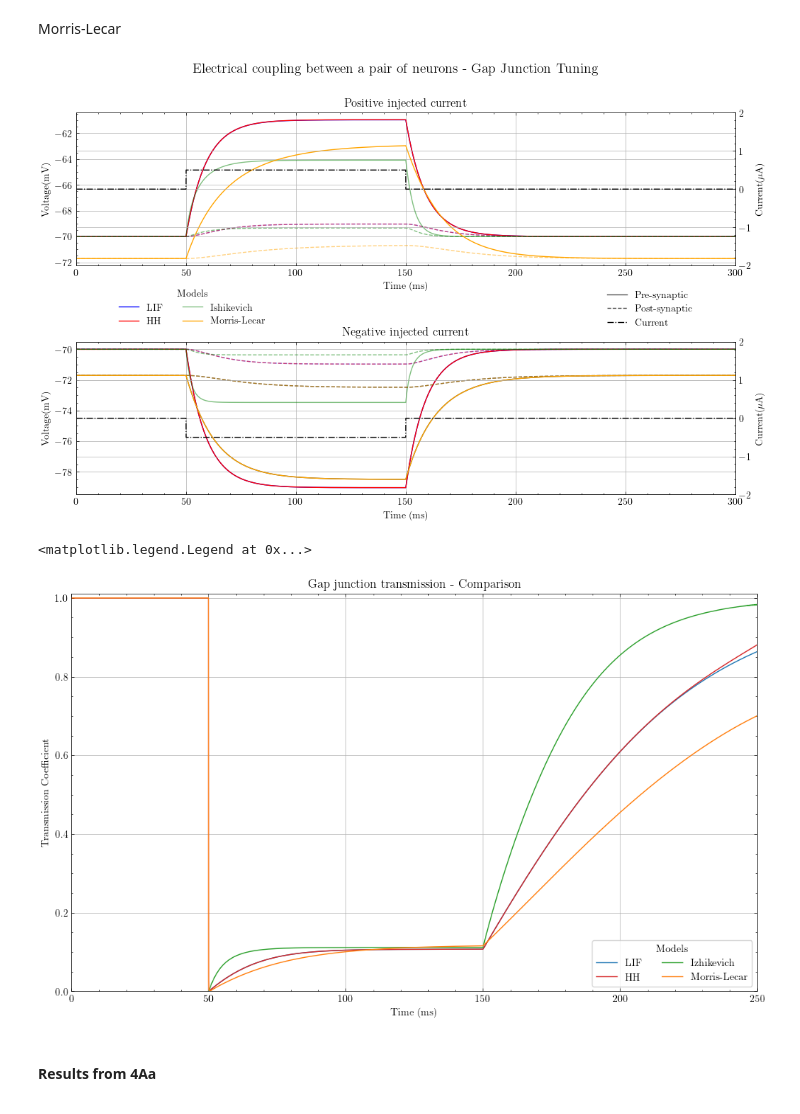
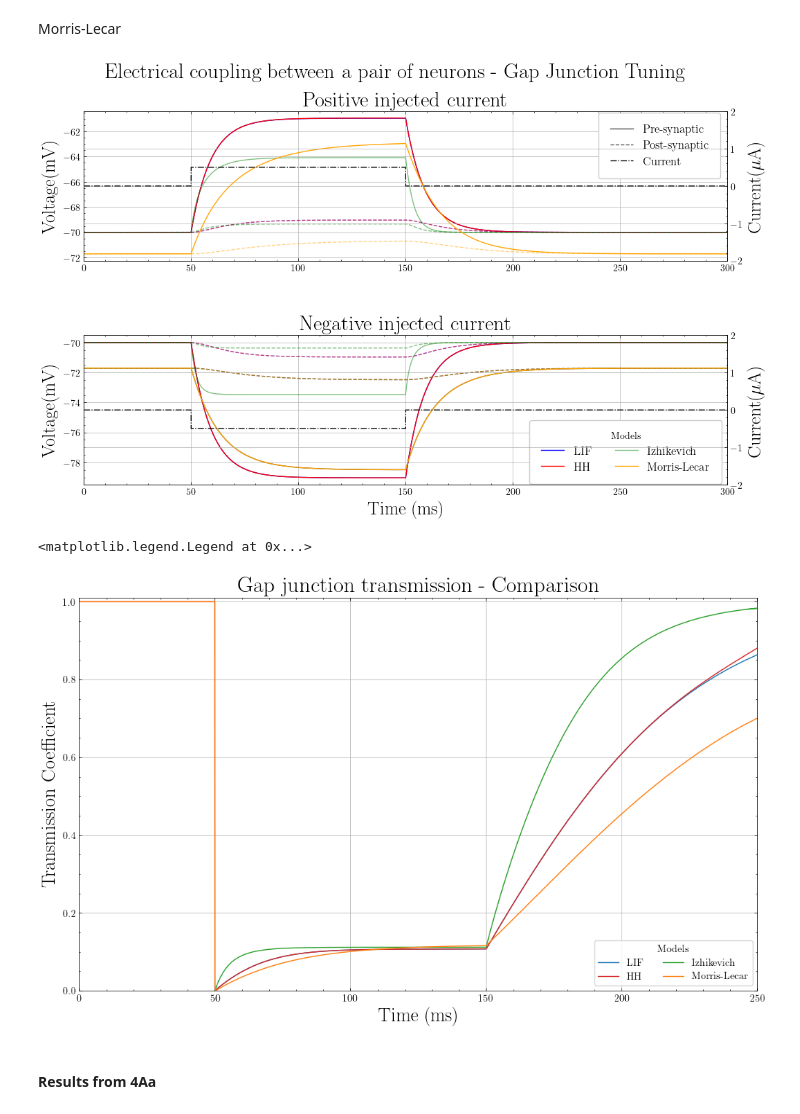
Before and after one commit to Sir-Bip-Bop/Gap-Junction-Coupling-Studies, a Jupyter notebook: NeuronPairs/GHResults2.ipynb, the cells around one changed output. Cells and saved outputs as stored; diff of their text form; code cells hidden in the pictures.

```diff
--- a/NeuronPairs/GHResults2.ipynb
+++ b/NeuronPairs/GHResults2.ipynb
@@ -9,6 +9,8 @@ import project
 plt.style.use('science')
 plt.rcParams["figure.figsize"] = (12,7)
 plt.rcParams.update({"axes.grid" : True})
+plt.rcParams.update({"axes.titlesize": 22})
+plt.rcParams.update({"axes.labelsize": 19})
 # %% [markdown]
 #### Results from Experiment 2a/configuration of the gap junction coupling
 # %% [markdown]
@@ -127,7 +129,7 @@ time = np.linspace(0,t_final,int(t_final/dt))
 fig, (ax1, ax2) = plt.subplots(2,1)
 
 fig.subplots_adjust(hspace=0.5)
-ax1.set_xlabel('Time (ms)')
+#ax1.set_xlabel('Time (ms)')
 ax2.set_xlabel('Time (ms)')
 ax1.set_ylabel('Voltage(mV)')
 ax2.set_ylabel('Voltage(mV)')
@@ -150,7 +152,7 @@ ax4.tick_params(axis = 'y', labelcolor = color)
 ax3.set_ylim(-2,2)
 ax4.set_ylim(-2,2)
 
-fig.suptitle('Electrical coupling between a pair of neurons - Gap Junction Tuning',fontsize=14)
+fig.suptitle('Electrical coupling between a pair of neurons - Gap Junction Tuning',fontsize=22)
 ax1.set_xlim(0,300)
 ax2.set_xlim(0,300)
 lns1 = ax1.plot(time,data2aIF[:,0], label = 'LIF', color = 'b')
@@ -159,36 +161,38 @@ lns3 = ax1.plot(time,data2aIF[:,1], 'b--', alpha = 0.5)
 lns4 = ax1.plot(time,data2aHH[:,1], 'r--', alpha = 0.5)
 lns5 = ax1.plot(time,data2Ish[:,0], label = 'Ishikevich', color = 'g', alpha = 0.5)
 lns6 = ax1.plot(time,data2Ish[:,1], 'g--', alpha = 0.5)
 lns7 = ax1.plot(time,data2aML[:,0], label = 'Morris-Lecar', color = 'orange')
 lns8 = ax1.plot(time,data2aML[:,1], '--',color = 'orange', alpha = 0.5)
 lnsc = ax3.plot(time,I1[:,0],'-.', color = 'black')
 
 lns1 = ax2.plot(time,data2b[:,0], label = 'LIF', color = 'b')
 lns2 = ax2.plot(time,data2[:,0], label = 'HH', color = 'r')
 lns3 = ax2.plot(time,data2b[:,1],'b--', alpha = 0.5)
 lns4 = ax2.plot(time,data2[:,1], 'r--', alpha = 0.5)
 lns5 = ax2.plot(time,data2ish[:,0], label = 'Izhikevich', color = 'g', alpha = 0.5)
 lns6 = ax2.plot(time,data2ish[:,1], 'g--', alpha = 0.5)
 lnsp = ax2.plot(time,data2ML[:,0], label = 'Pre-synaptic', alpha=0.7,color = 'black')
 lnss = ax2.plot(time,data2ML[:,1], '--',color = 'black', alpha = 0.7, label = 'Post-synaptic')
 lns7 = ax2.plot(time,data2ML[:,0], label = 'Morris-Lecar', color = 'orange')
 lns8 = ax2.plot(time,data2ML[:,1], '--',color = 'orange', alpha = 0.5)
 
 lnsc = ax4.plot(time,I2[:,0],'-.', label= 'Current',color = 'black')
 
 #ax1.set_ylim(-71.71,-71.71)
 #ax1.set_xlim(2950,3000)
 
 #ax2.set_ylim(-71.707,-71.704)
 #ax2.set_xlim(2950,3000)
 lns = lnsp + lnss + lnsc
 labs = [l.get_label() for l in lns]
-ax2.legend(lns,labs,loc = (0.8,1.07))
+ax1.legend(lns,labs,loc = (0.8,0.55),fontsize= 12,frameon = True,framealpha = 1, shadow = False, borderpad = 1)
 
-ax1.legend(title='Models',bbox_to_anchor =( 0.3,-0.1), ncols = 2 )
+lns_2 = lns1 + lns2  + lns5 + lns7
+labs_2 = [l.get_label() for l in lns_2]
+ax2.legend(lns_2,labs_2,title='Models', bbox_to_anchor =( 1.0,0.47), ncols = 2 , prop ={'size': 12},frameon = True,framealpha = 1, shadow = False, borderpad = 1)
 plt.show()
 # %% [output]
-[figure, old version]
+[figure, new version]
 # %%
 El = -70
 variationHHgj = np.zeros((len(data2aHH[:,0]),1))
@@ -245,7 +249,7 @@ plt.title('Gap junction transmission - Comparison')
 plt.legend(title='Models',ncols=2,frameon=True)
 # %% [output]
 <matplotlib.legend.Legend at 0x...>
-[figure, old version]
+[figure, new version]
 # %% [markdown]
 #### Results from 4Aa
 # %% [markdown]
```
Also changed, not shown: parts of 11 cells of this notebook, 17 other files.
